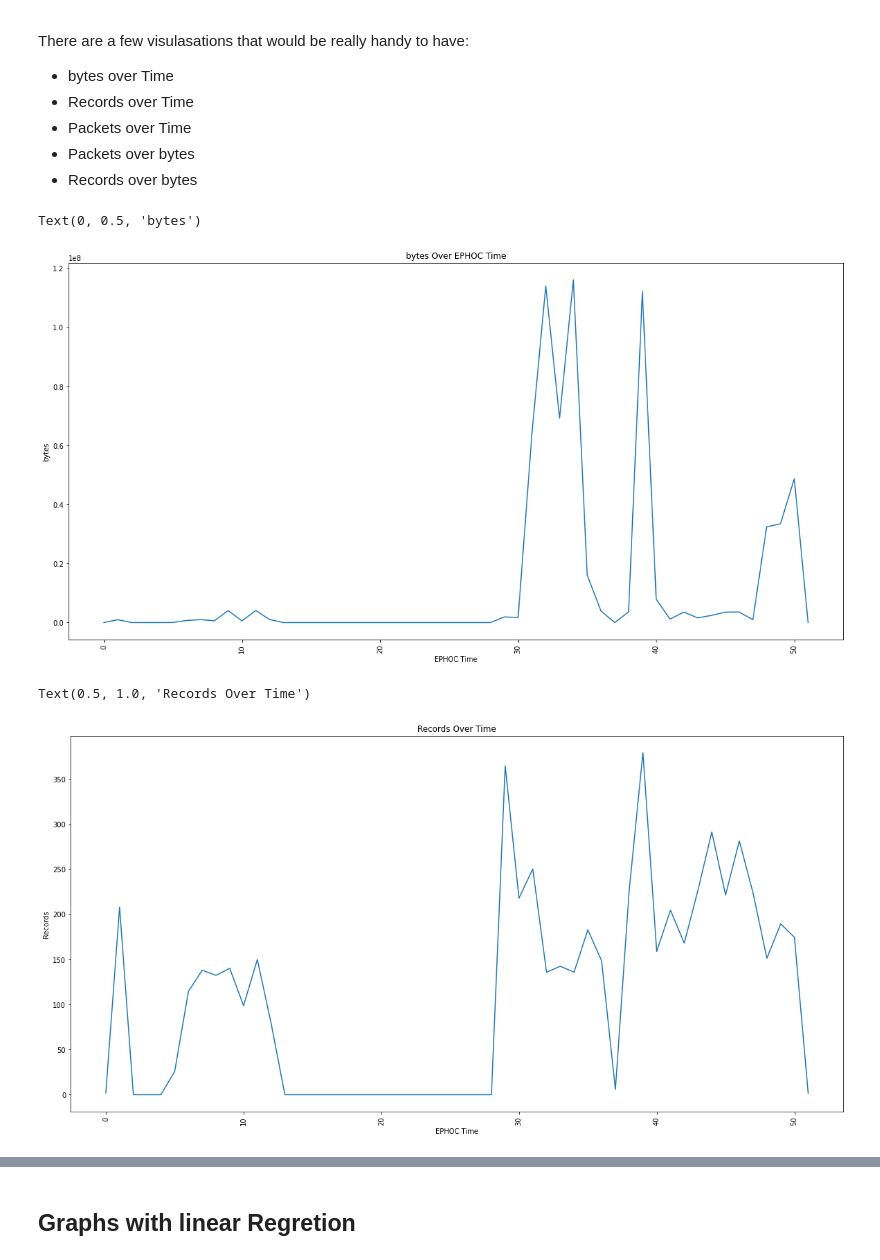
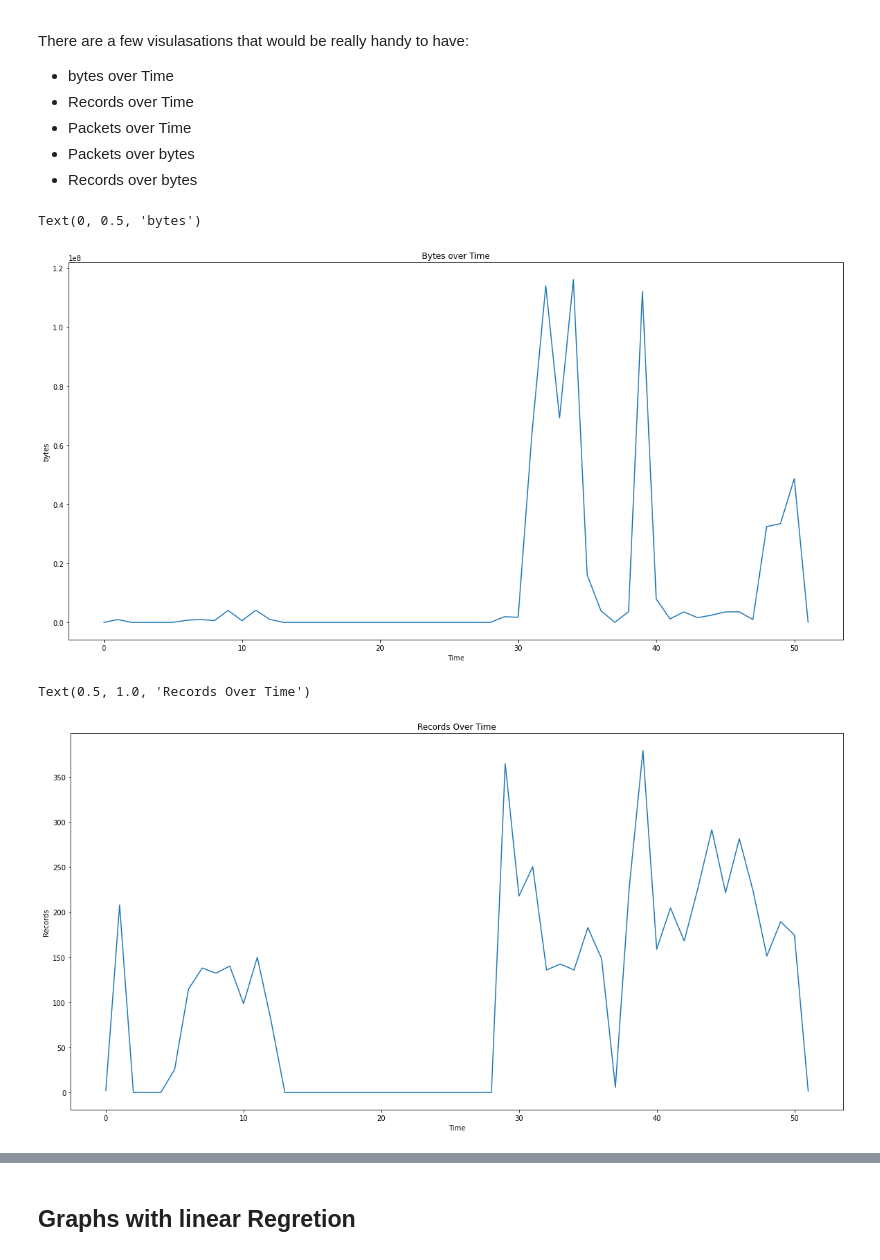
Before and after one commit to JakeNTech/TTDS_DataScience_Project, a Jupyter notebook: Notebook.ipynb, the cells around one changed output, grey strips where cells are left out. Saved outputs shown, nothing was run; the diff lists cells and outputs as text; code cells hidden in the pictures.

```diff
--- a/Notebook.ipynb
+++ b/Notebook.ipynb
@@ -40,23 +40,21 @@ There are a few visulasations that would be really handy to have:
 -	Records over bytes
 # %%
 # bytes Over EPHOC Time
-plt.xticks(rotation=90)
 plt.plot(df_time,df["Bytes"])
-plt.title("bytes Over EPHOC Time")
-plt.xlabel("EPHOC Time")
+plt.title("Bytes over Time")
+plt.xlabel("Time")
 plt.ylabel("bytes")
 # %% [output]
 Text(0, 0.5, 'bytes')
-[figure, old version]
+[figure, new version]
 # %%
 # Records Over Time
-plt.xticks(rotation=90)
 plt.plot(df_time,df["Records"])
-plt.xlabel("EPHOC Time")
+plt.xlabel("Time")
 plt.ylabel("Records")
 plt.title("Records Over Time")
 # %% [output]
 Text(0.5, 1.0, 'Records Over Time')
-[figure, old version]
+[figure, new version]
 # %%
 # Packets Over Time
```
Also changed, not shown: parts of 21 cells of this notebook.
